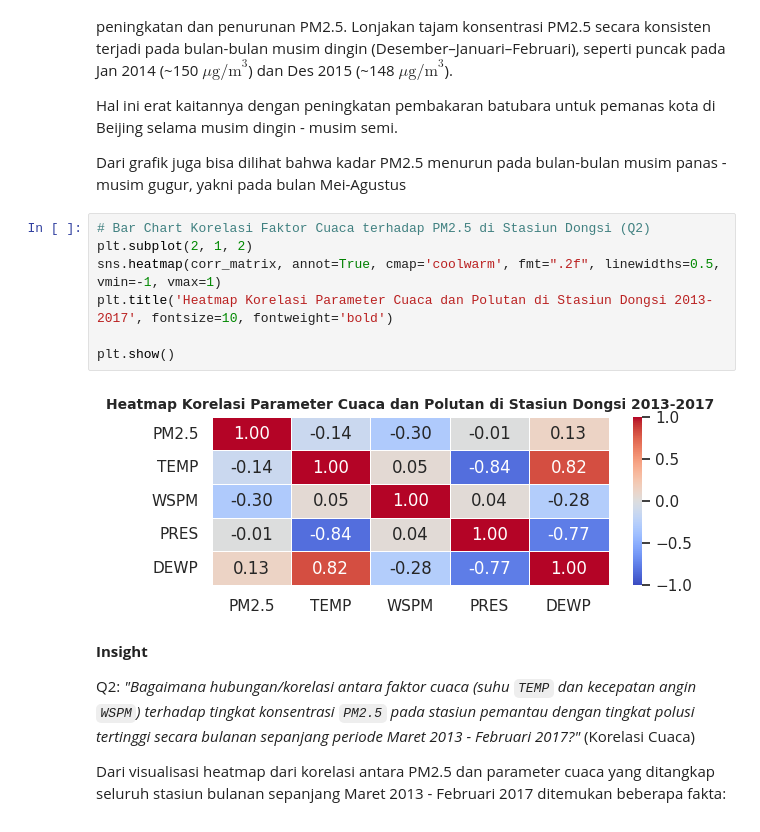
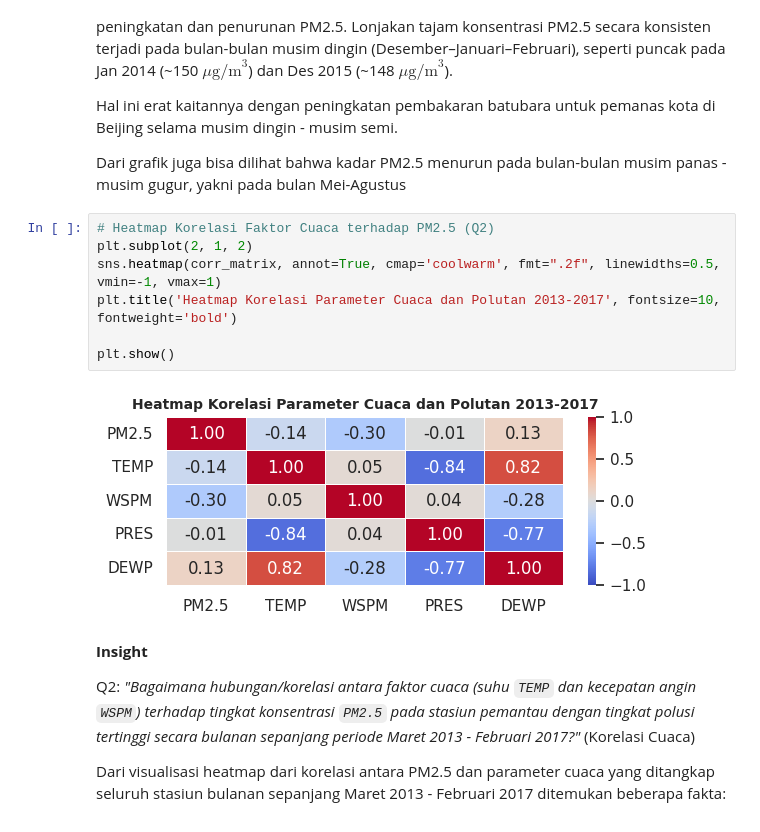
Before and after one commit to thequerytrailblazer/beijing-air-quality-analysis, a Jupyter notebook: Analisis_Air_Quality_Dataset.ipynb, the cells around one changed output. Cells and saved outputs as stored; diff of their text form.

```diff
--- a/Analisis_Air_Quality_Dataset.ipynb
+++ b/Analisis_Air_Quality_Dataset.ipynb
@@ -383,14 +386,14 @@ Hal ini erat kaitannya dengan peningkatan pembakaran batubara untuk pemanas kota
 
 Dari grafik juga bisa dilihat bahwa kadar PM2.5 menurun pada bulan-bulan musim panas - musim gugur, yakni pada bulan Mei-Agustus
 # %%
-# Bar Chart Korelasi Faktor Cuaca terhadap PM2.5 di Stasiun Dongsi (Q2)
+# Heatmap Korelasi Faktor Cuaca terhadap PM2.5 (Q2)
 plt.subplot(2, 1, 2)
 sns.heatmap(corr_matrix, annot=True, cmap='coolwarm', fmt=".2f", linewidths=0.5, vmin=-1, vmax=1)
-plt.title('Heatmap Korelasi Parameter Cuaca dan Polutan di Stasiun Dongsi 2013-2017', fontsize=10, fontweight='bold')
+plt.title('Heatmap Korelasi Parameter Cuaca dan Polutan 2013-2017', fontsize=10, fontweight='bold')
 
 plt.show()
 # %% [output]
-[figure, old version]
+[figure, new version]
 # %% [markdown]
 **Insight**
 
```
Also changed, not shown: parts of 5 cells of this notebook.
